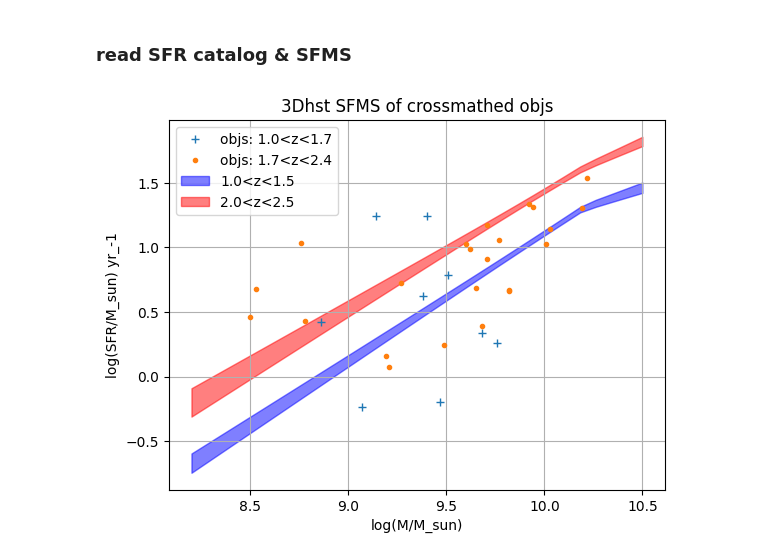
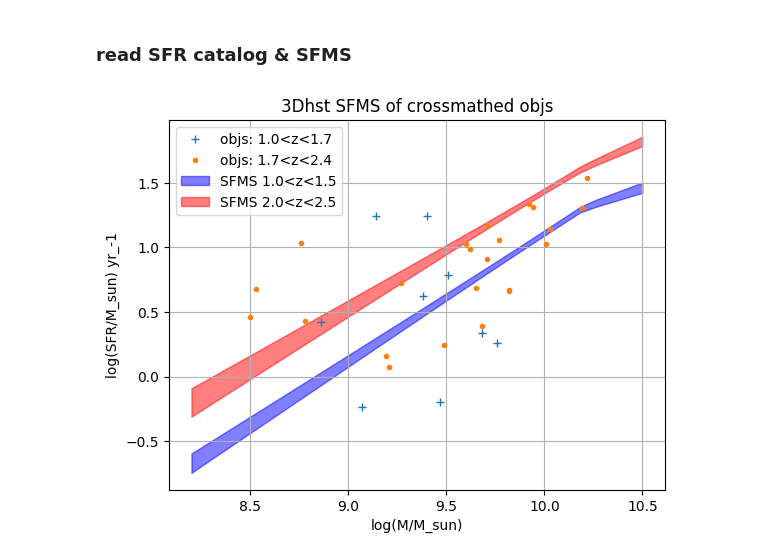
Before and after one commit to 2003cy/Balmer-Decrement-JWST-Outthere, a Jupyter notebook: 6_HST_crossmatch_+_mass.ipynb, the cells around one changed output. Cells and saved outputs as stored; diff of their text form; code cells hidden in the pictures.

```diff
--- a/6_HST_crossmatch_+_mass.ipynb
+++ b/6_HST_crossmatch_+_mass.ipynb
@@ -158,33 +158,33 @@ for obj in cat_obj_matched:
     sfr_file = np.loadtxt(f"data_3dhst/sfr_3dhst.v4.1/{sfr_field_name[obj['field']]}_3dhst.v4.1.sfr")
     sfr_lis.append(sfr_file[sfr_file[:,0]==obj['id']][0][2])
 sfr_lis = np.array(sfr_lis)
 cat_obj_matched['sfr'] = sfr_lis
 
 #seperate low,high
 low_redshift = np.logical_and(obj_matched['redshift']<1.6,select)
 high_redshift   = np.logical_and(obj_matched['redshift']>1.6,select)
 
 
 plt.plot(cat_obj_matched['lmass'][low_redshift],
          np.log10(cat_obj_matched['sfr'][low_redshift]),
          linewidth=0,marker='+',label='objs: 1.0<z<1.7')
 plt.plot(cat_obj_matched['lmass'][high_redshift],
          np.log10(cat_obj_matched['sfr'][high_redshift]),
          linewidth=0,marker='.',label='objs: 1.7<z<2.4')
 m, sfr_1_l, sfr_1_h, sfr_2_l, sfr_2_h = SFMS_model(8.2,10.5)
 plt.fill_between(m, sfr_1_l,sfr_1_h,
-                 color="b", alpha=0.5,label='1.0<z<1.5')
+                 color="b", alpha=0.5,label='SFMS 1.0<z<1.5')
 plt.fill_between(m, sfr_2_l,sfr_2_h,
-                 color="r", alpha=0.5,label='2.0<z<2.5')
+                 color="r", alpha=0.5,label='SFMS 2.0<z<2.5')
 
 plt.xlabel('log(M/M_sun)')
 plt.ylabel('log(SFR/M_sun) yr_-1')
 plt.grid()
 plt.title('3Dhst SFMS of crossmathed objs')
 plt.legend()
 plt.show()
 #plt.plot(cat_obj_matched['lmass'],np.log10(cat_obj_matched['sfr']),linewidth=0,marker='+')
 
 #plt.xlim(8.5,11);plt.ylim(0,2.5)
 # %% [output]
-[figure, old version]
+[figure, new version]
```
